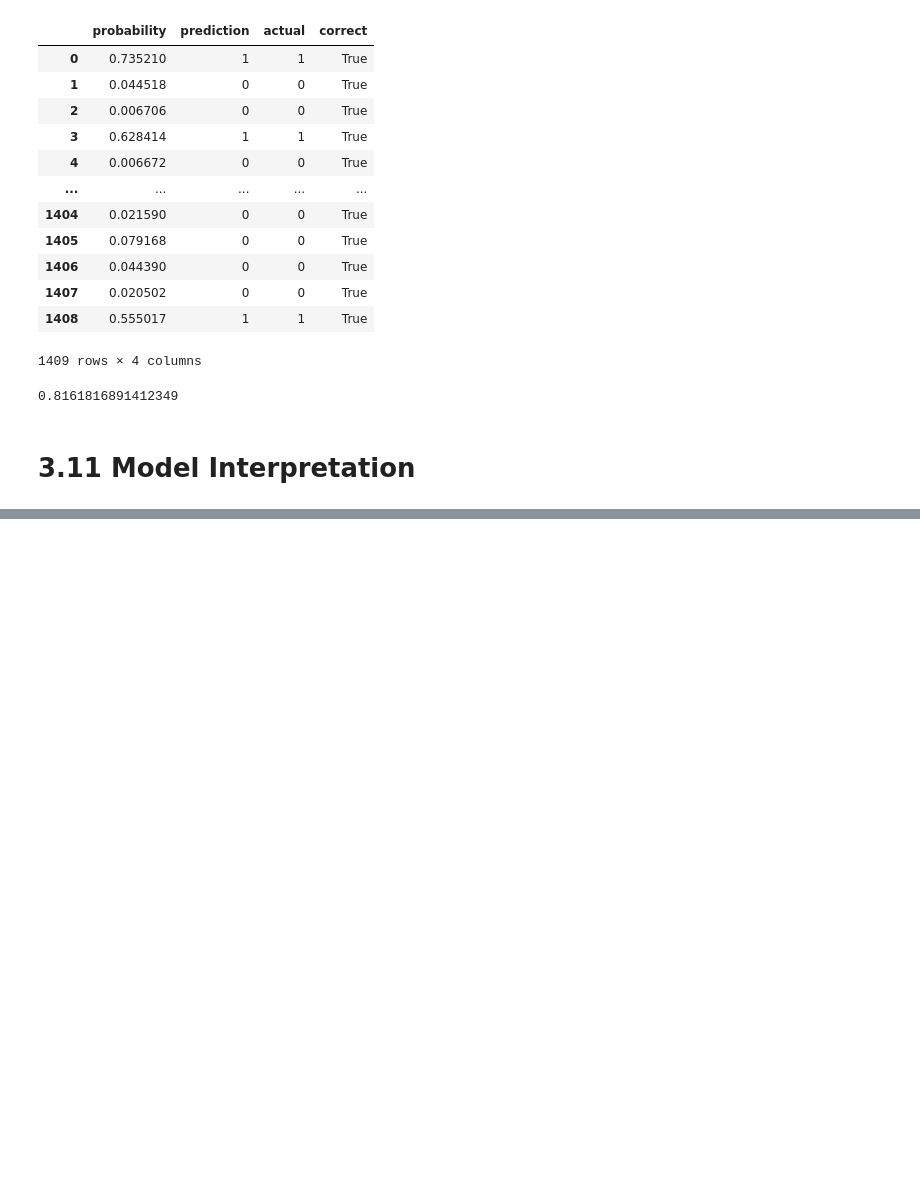
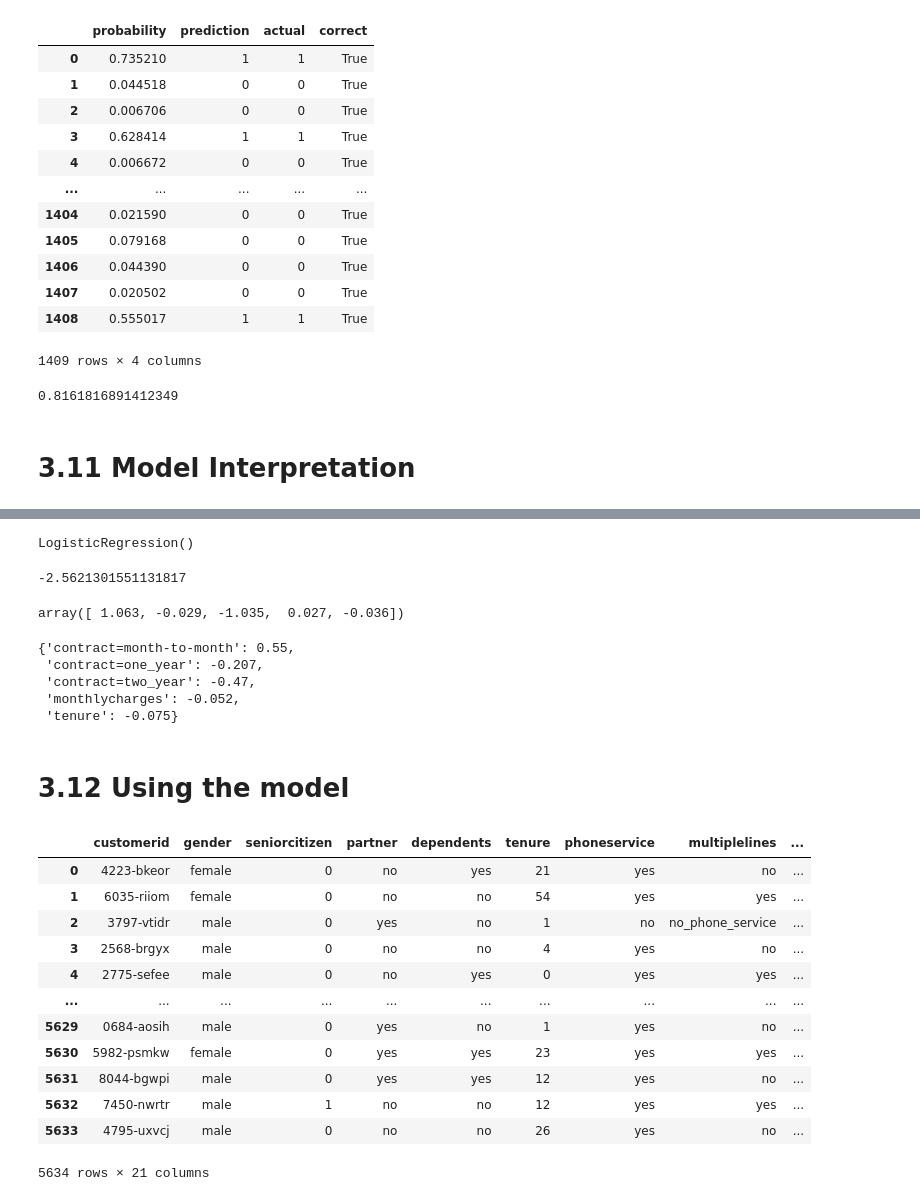
Before and after one commit to yashk1/ml-zoomcamp, a Jupyter notebook: 3. Classification/03-churn.ipynb, the cells around one changed output, grey strips where cells are left out. Drawn from its saved outputs; the diff is of its cells as text; code cells hidden in the pictures; blank space fills up the shorter version.

```diff
--- a/3. Classification/03-churn.ipynb
+++ b/3. Classification/03-churn.ipynb
@@ -579,0 +632,41 @@ df_pred.correct.mean()
+# %%
+model_small = LogisticRegression()
+model_small.fit(X_train_small, y_train)
+# %% [output]
+LogisticRegression()
+# %%
+w0 = model_small.intercept_[0]
+w0
+# %% [output]
+-2.5621301551131817
+# %%
+w= model_small.coef_[0]
+w.round(3)
+# %% [output]
+array([ 1.063, -0.029, -1.035,  0.027, -0.036])
+# %%
+dict(zip(dv_small.get_feature_names_out(), model.coef_[0].round(3)))
+# %% [output]
+{'contract=month-to-month': 0.55,
+ 'contract=one_year': -0.207,
+ 'contract=two_year': -0.47,
+ 'monthlycharges': -0.052,
+ 'tenure': -0.075}
+# %% [markdown]
+# 3.12 Using the model
+# %%
+df_full_train
+# %% [output]
+|  | customerid | gender | seniorcitizen | partner | dependents | tenure | phoneservice | multiplelines | ... |
+| 0 | 4223-bkeor | female | 0 | no | yes | 21 | yes | no | ... |
+| 1 | 6035-riiom | female | 0 | no | no | 54 | yes | yes | ... |
+| 2 | 3797-vtidr | male | 0 | yes | no | 1 | no | no_phone_service | ... |
+| 3 | 2568-brgyx | male | 0 | no | no | 4 | yes | no | ... |
+| 4 | 2775-sefee | male | 0 | no | yes | 0 | yes | yes | ... |
+| ... | ... | ... | ... | ... | ... | ... | ... | ... | ... |
+| 5629 | 0684-aosih | male | 0 | yes | no | 1 | yes | no | ... |
+| 5630 | 5982-psmkw | female | 0 | yes | yes | 23 | yes | yes | ... |
+| 5631 | 8044-bgwpi | male | 0 | yes | yes | 12 | yes | no | ... |
+| 5632 | 7450-nwrtr | male | 1 | no | no | 12 | yes | yes | ... |
+| 5633 | 4795-uxvcj | male | 0 | no | no | 26 | yes | no | ... |
+5634 rows × 21 columns
```
Also changed, not shown: parts of 22 cells of this notebook.
